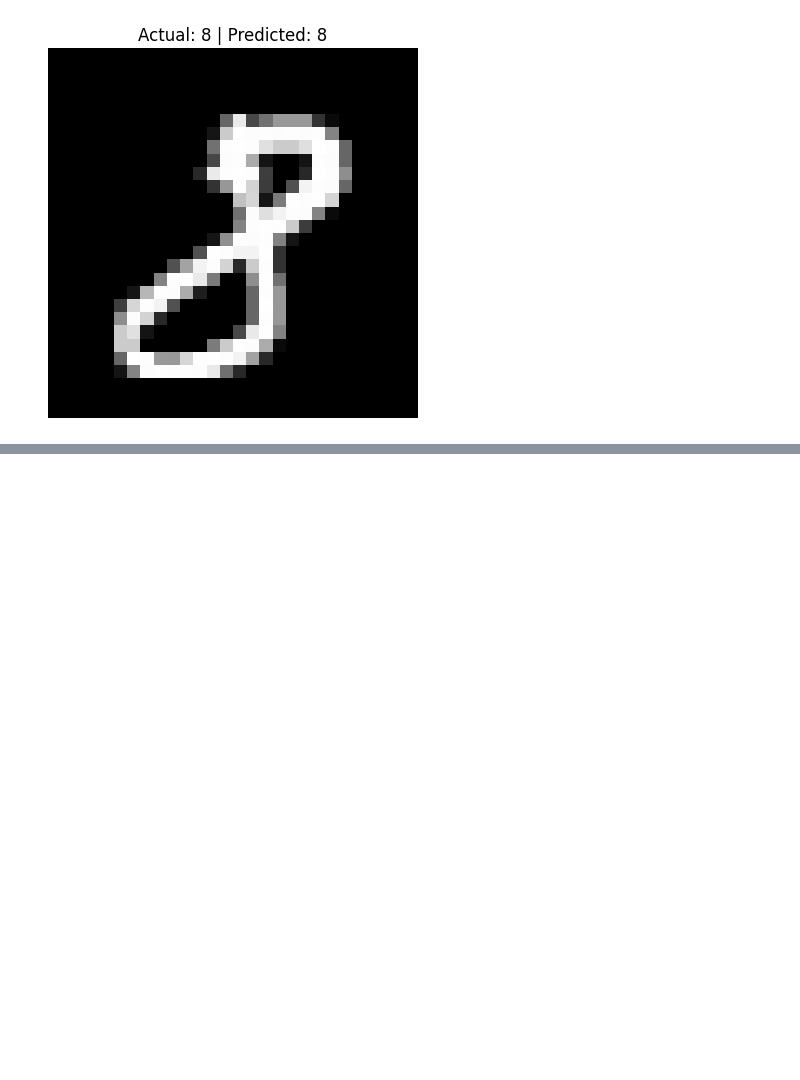
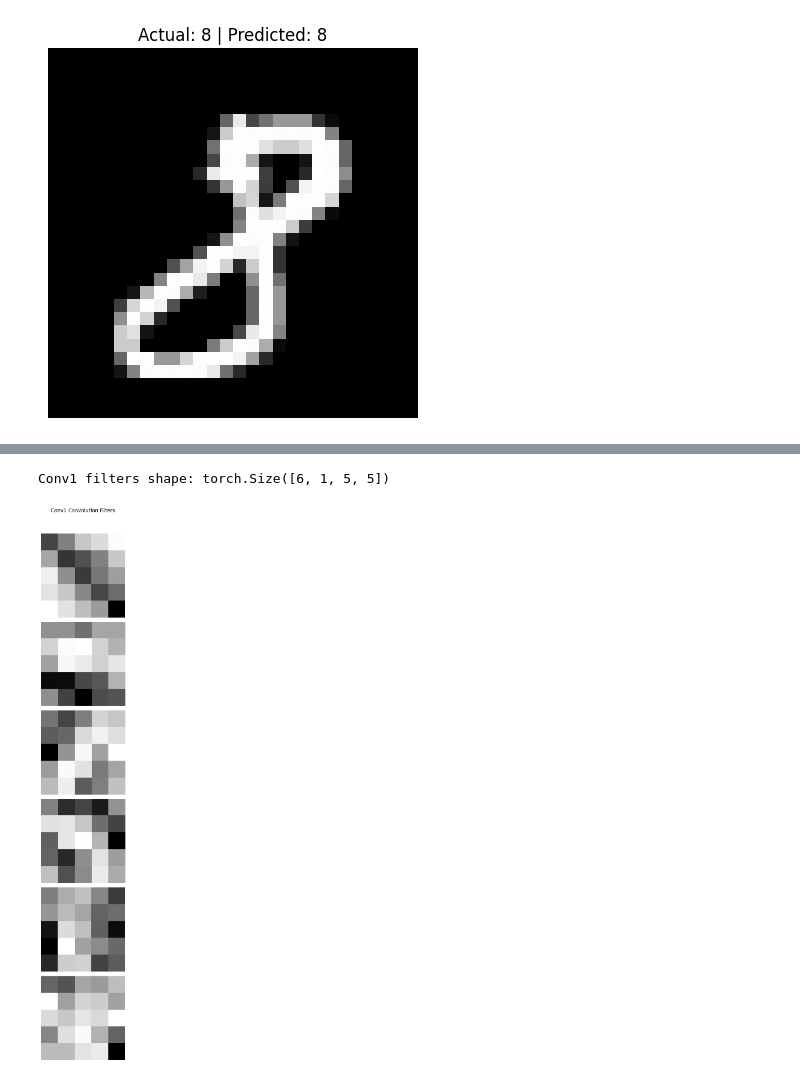
Before and after one commit to snowflake-Zhao/img_nn_ess, a Jupyter notebook: 3_lenet.ipynb, the cells around one changed output, grey strips where cells are left out. Drawn from its saved outputs; the diff is of its cells as text; code cells hidden in the pictures; blank space fills up the shorter version.

```diff
--- a/3_lenet.ipynb
+++ b/3_lenet.ipynb
@@ -411,0 +430,11 @@ These learned filters reveal the patterns the network detected in the MNIST data
+# %%
+# Visualize Conv1 filters (6 filters, each with 1 input channel)
+model.eval()
+with torch.no_grad():
+    conv1_weights = model.conv1.weight.detach().cpu()
+
+print(f'Conv1 filters shape: {conv1_weights.shape}')
+plot_filters(conv1_weights, n_filters=6, layer_name='Conv1')
+# %% [output]
+Conv1 filters shape: torch.Size([6, 1, 5, 5])
+[figure, added]
```
Also changed, not shown: parts of 2 cells of this notebook.
